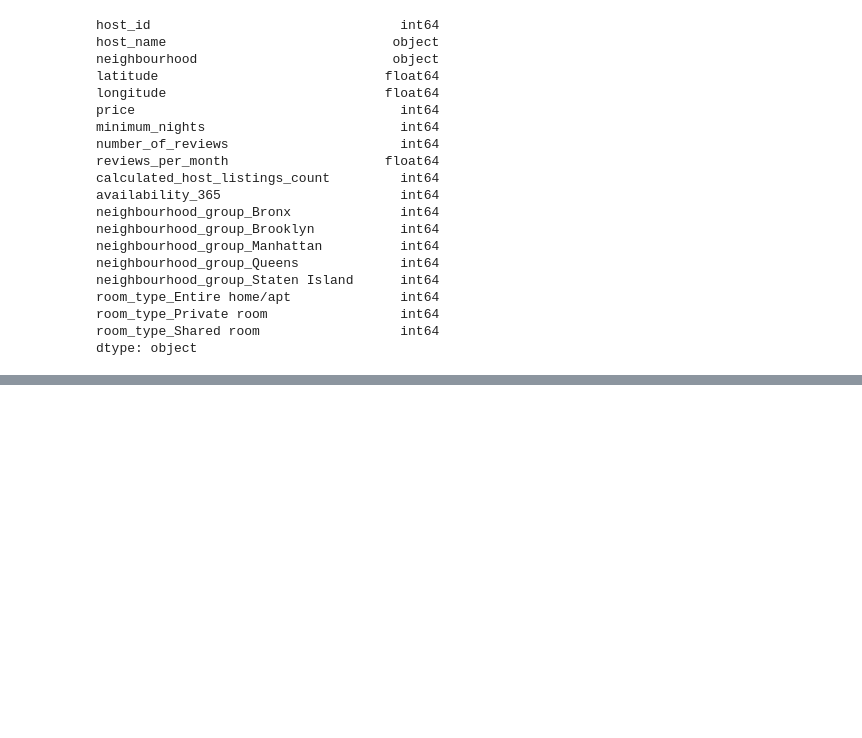
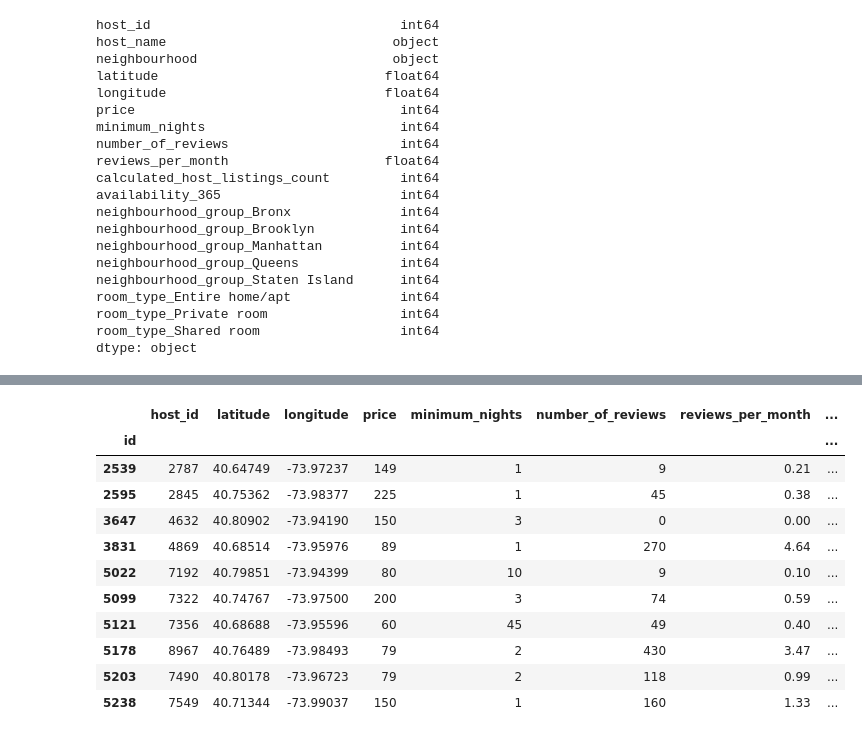
Before and after one commit to EgorSinitsyn/ML_BookCamp, a Jupyter notebook: [Regression]/Linear_regression/New_York_City_Airbnb_Open_Data/New_York_City_Airbnb_Open_Data.ipynb, the cells around one changed output, grey strips where cells are left out. Saved outputs shown, nothing was run; the diff lists cells and outputs as text; code cells hidden in the pictures; blank space fills up the shorter version.

```diff
--- a/[Regression]/Linear_regression/New_York_City_Airbnb_Open_Data/New_York_City_Airbnb_Open_Data.ipynb
+++ b/[Regression]/Linear_regression/New_York_City_Airbnb_Open_Data/New_York_City_Airbnb_Open_Data.ipynb
@@ -313,0 +376,21 @@ dtype: object
+# %%
+from sklearn.preprocessing import LabelEncoder
+
+# Создаем экземпляр LabelEncoder
+label_encoder = LabelEncoder()
+
+# Применяем Label Encoding к колонке neighbourhood
+df['neighbourhood_encoded'] = label_encoder.fit_transform(df['neighbourhood'])
+
+# Выводим первые несколько строк для проверки
+print(df[['neighbourhood', 'neighbourhood_encoded']].head(30))
+
+# Создаем словарь для раскодирования
+neighbourhood_encoding_dict = dict(zip(label_encoder.transform(label_encoder.classes_), label_encoder.classes_))
+
+# Приводим ключи словаря к типу int
+neighbourhood_encoding_dict = {int(k): v for k, v in neighbourhood_encoding_dict.items()}
+
+# Выводим словарь
+print("\nСловарь для раскодирования neighbourhood:")
+print(neighbourhood_encoding_dict)
@@ -313,0 +438,18 @@ dtype: object
+# %%
+# Сможем безопасно удалить колонку neighbourhood
+df.drop(columns=['neighbourhood'], inplace=True)
+# %%
+df.head(10)
+# %% [output]
+|  | host_id | latitude | longitude | price | minimum_nights | number_of_reviews | reviews_per_month | ... |
+| id |  |  |  |  |  |  |  | ... |
+| 2539 | 2787 | 40.64749 | -73.97237 | 149 | 1 | 9 | 0.21 | ... |
+| 2595 | 2845 | 40.75362 | -73.98377 | 225 | 1 | 45 | 0.38 | ... |
+| 3647 | 4632 | 40.80902 | -73.94190 | 150 | 3 | 0 | 0.00 | ... |
+| 3831 | 4869 | 40.68514 | -73.95976 | 89 | 1 | 270 | 4.64 | ... |
+| 5022 | 7192 | 40.79851 | -73.94399 | 80 | 10 | 9 | 0.10 | ... |
+| 5099 | 7322 | 40.74767 | -73.97500 | 200 | 3 | 74 | 0.59 | ... |
+| 5121 | 7356 | 40.68688 | -73.95596 | 60 | 45 | 49 | 0.40 | ... |
+| 5178 | 8967 | 40.76489 | -73.98493 | 79 | 2 | 430 | 3.47 | ... |
+| 5203 | 7490 | 40.80178 | -73.96723 | 79 | 2 | 118 | 0.99 | ... |
+| 5238 | 7549 | 40.71344 | -73.99037 | 150 | 1 | 160 | 1.33 | ... |
```
Also changed, not shown: parts of 11 cells of this notebook, 1 other file.
